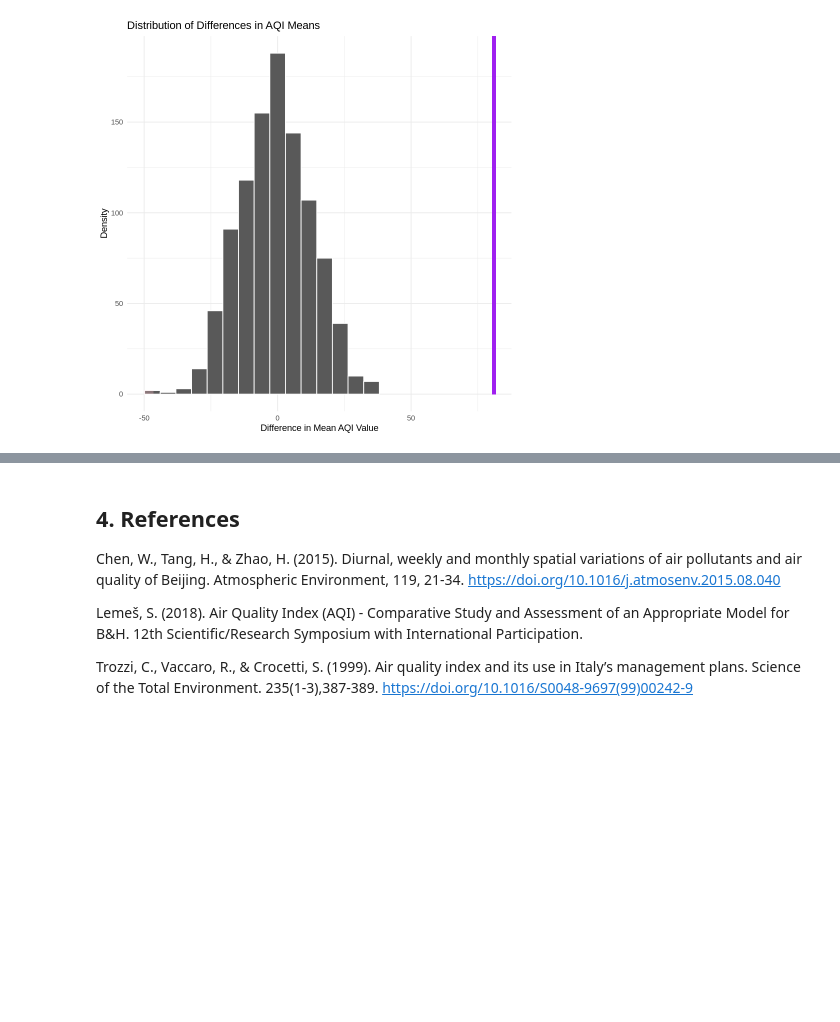
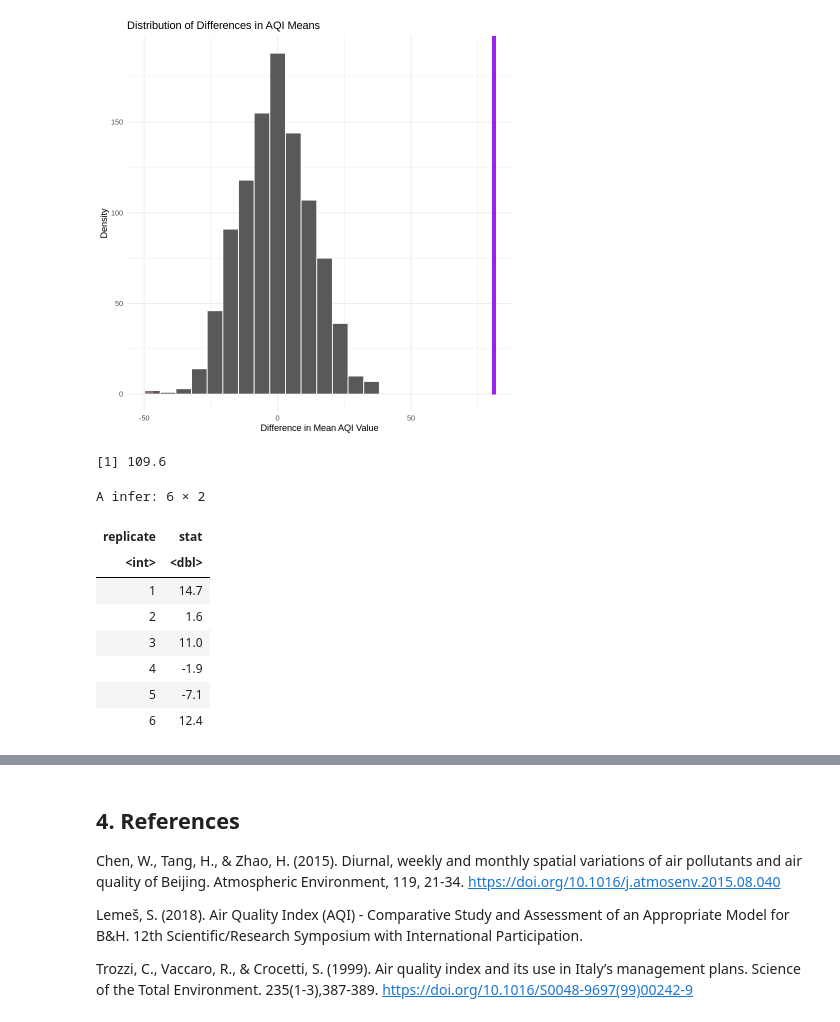
Before and after one commit to ZackYe42/STAT201-G11-Project, a Jupyter notebook: Group11-Project.ipynb, the cells around one changed output, grey strips where cells are left out. Drawn from its saved outputs; the diff is of its cells as text; code cells hidden in the pictures; blank space fills up the shorter version.

```diff
--- a/Group11-Project.ipynb
+++ b/Group11-Project.ipynb
@@ -524,3 +514,52 @@ A tibble: 1 × 1
 | <dbl> |
 | 0 |
 [figure]
+# %%
+# Calculate the median AQI_Estimator for each Day_Night group
+obs_median_aqi_diff <-
+    air_quality_final %>%
+    group_by(Day_Night) %>%
+    summarise(median = median(AQI_Estimator)) %>%
+
+    # Pivot the data to have Day and Night mean AQI in separate columns
+    pivot_wider(names_from = Day_Night, values_from = median) %>%
+
+    # Calculate the difference between Night and Day mean AQI
+    transmute(diff = Night - Day) %>%
+
+    # Extract the calculated differences into a vector
+    pull(diff)
+
+# Display the calculated differences
+obs_median_aqi_diff
+# %% [output]
+[1] 109.6
+# %%
+# Create a null model for AQI_Estimator based on Day_Night categories
+null_model_aqi <-
+    air_quality_final %>%
+
+    # Define the formula for the null model
+    specify(formula = AQI_Estimator ~ Day_Night) %>%
+
+    # Specify the null hypothesis as independence between variables
+    hypothesize(null = "independence") %>%
+
+    # Generate permutations of the data
+    generate(reps = 1000, type = "permute") %>%
+
+    # Calculate the statistic (difference in medians) for each permutation
+    calculate(stat = "diff in medians", order = c("Night", "Day"))
+
+# Display the first few rows of the calculated null model statistics
+head(null_model_aqi)
+# %% [output]
+A infer: 6 × 2
+| replicate | stat |
+| <int> | <dbl> |
+| 1 | 14.7 |
+| 2 | 1.6 |
+| 3 | 11.0 |
+| 4 | -1.9 |
+| 5 | -7.1 |
+| 6 | 12.4 |
```
Also changed, not shown: parts of 3 cells of this notebook.
